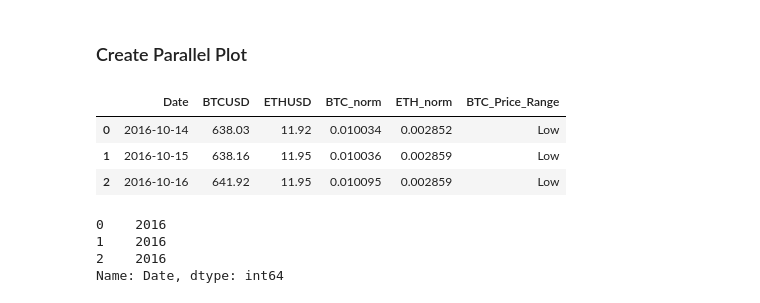
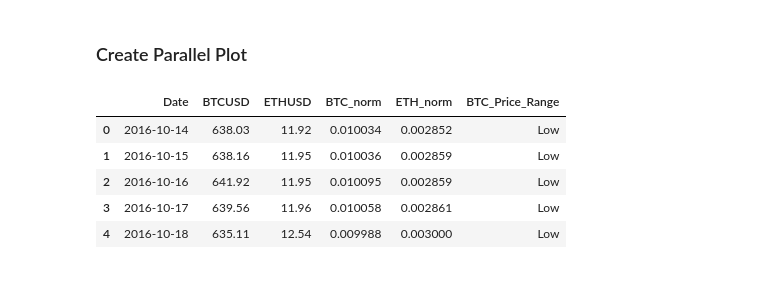
Before and after one commit to dcndn4/Project_1, a Jupyter notebook: ProjectOne_gfdata.ipynb, the cells around one changed output. Drawn from its saved outputs; the diff is of its cells as text; code cells hidden in the pictures.

```diff
--- a/ProjectOne_gfdata.ipynb
+++ b/ProjectOne_gfdata.ipynb
@@ -199,18 +199,12 @@ merged_BTCETH.head()
 #import calendar
 # merged_BTCETH['Year'] = merged_BTCETH["Date"].dt.year
 # %%
-merged_BTCETH_new=merged_BTCETH.reset_index().head(3)
-
+merged_BTCETH_new=merged_BTCETH.reset_index()
 merged_BTCETH_new.head()
 # %% [output]
 |  | Date | BTCUSD | ETHUSD | BTC_norm | ETH_norm | BTC_Price_Range |
 | 0 | 2016-10-14 | 638.03 | 11.92 | 0.010034 | 0.002852 | Low |
 | 1 | 2016-10-15 | 638.16 | 11.95 | 0.010036 | 0.002859 | Low |
 | 2 | 2016-10-16 | 641.92 | 11.95 | 0.010095 | 0.002859 | Low |
+| 3 | 2016-10-17 | 639.56 | 11.96 | 0.010058 | 0.002861 | Low |
+| 4 | 2016-10-18 | 635.11 | 12.54 | 0.009988 | 0.003000 | Low |
-# %%
-merged_BTCETH_new['Date'].dt.year
-# %% [output]
-0    2016
-1    2016
-2    2016
-Name: Date, dtype: int64
```
Also changed, not shown: parts of 8 cells of this notebook, 1 other file.
